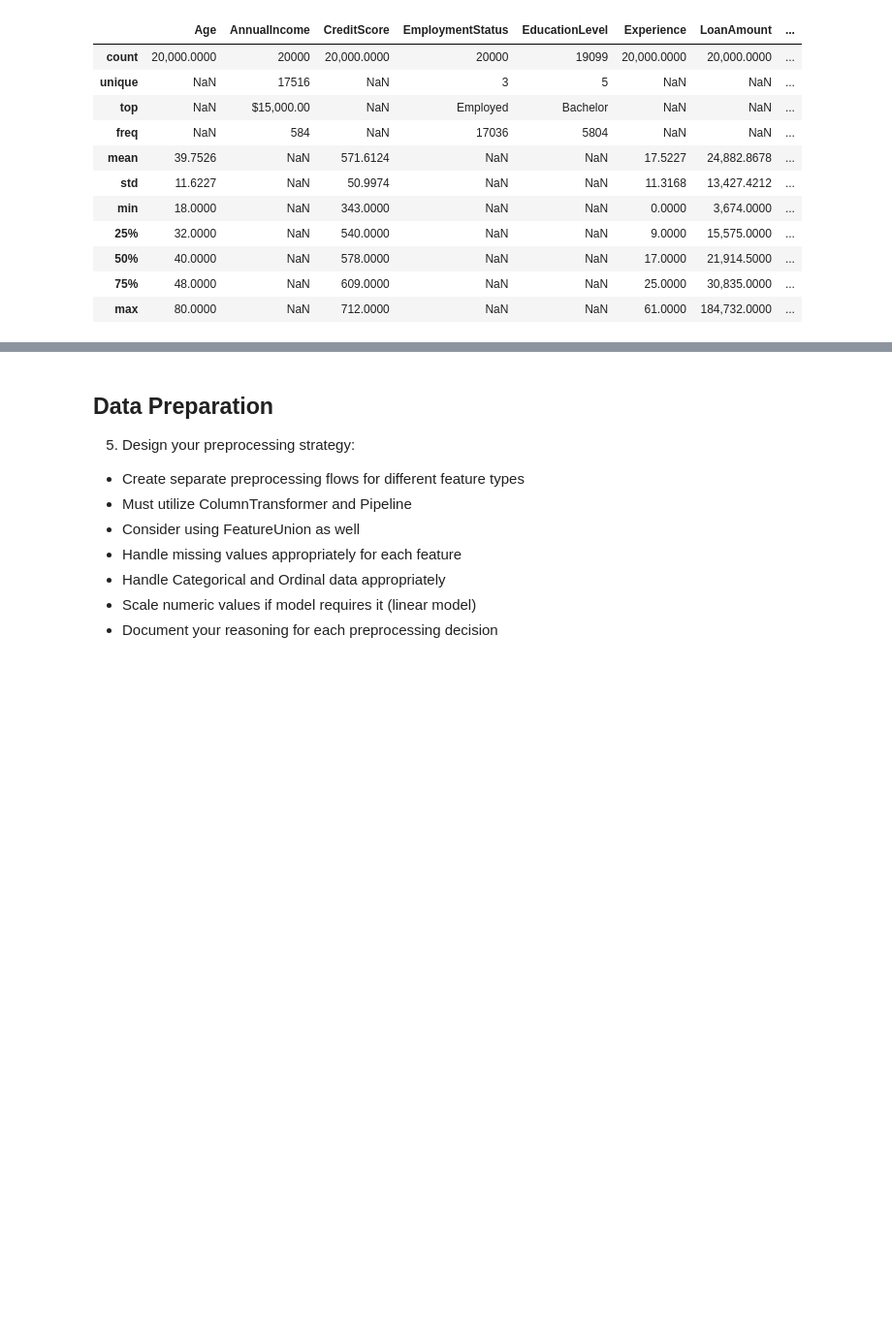
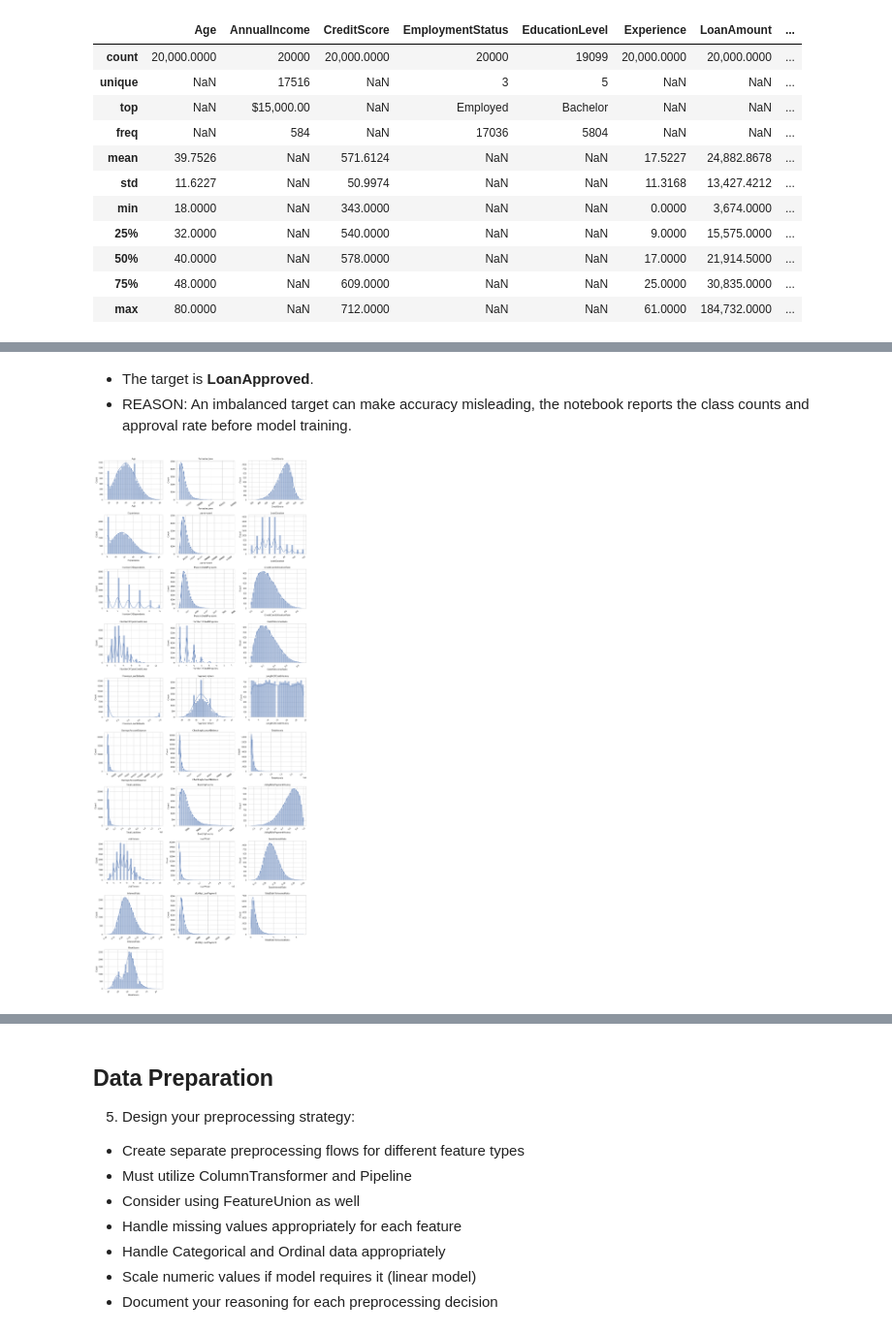
Before and after one commit to donjuel003/Loan-Approval-Model, a Jupyter notebook: financial_loan_risk.ipynb, the cells around one changed output, grey strips where cells are left out. Shown at 97% size. Cells and saved outputs as stored; diff of their text form; code cells hidden in the pictures; blank space fills up the shorter version.

```diff
--- a/financial_loan_risk.ipynb
+++ b/financial_loan_risk.ipynb
@@ -279,0 +262,35 @@ See https://pandas.pydata.org/docs/user_guide/migration-3-strings.html#string-mi
+# %% [markdown]
+- The target is **LoanApproved**.
+- REASON: An imbalanced target can make accuracy misleading, the notebook reports the class counts and approval rate before model training.
+# %%
+# Numeric distributions - There is conversion of AnnualIncome temporarily for EDA only
+
+eda_df = df.copy()
+eda_df["AnnualIncome"] = (
+    eda_df["AnnualIncome"].astype(str)
+    .str.replace("$", "", regex=False)
+    .str.replace(",", "", regex=False)
+    .replace("nan", np.nan)
+    .astype(float)
+)
+
+numeric_cols = eda_df.select_dtypes(include=np.number).columns.tolist()
+numeric_features_eda = [col for col in numeric_cols if col != TARGET]
+
+numcols = 3
+numrows = int(np.ceil(len(numeric_features_eda) / numcols))
+fig, axes = plt.subplots(numrows, numcols, figsize=(16, 4 * numrows))
+axes = np.array(axes).reshape(-1)
+
+for ax, col in zip(axes, numeric_features_eda):
+    sns.histplot(eda_df[col], bins=30, kde=True, ax=ax)
+    ax.set_title(col)
+    ax.tick_params(axis="x", rotation=35)
+
+for ax in axes[len(numeric_features_eda):]:
+    ax.remove()
+
+plt.tight_layout()
+plt.show()
+# %% [output]
+[figure, added]
```
Also changed, not shown: parts of 22 cells of this notebook.
